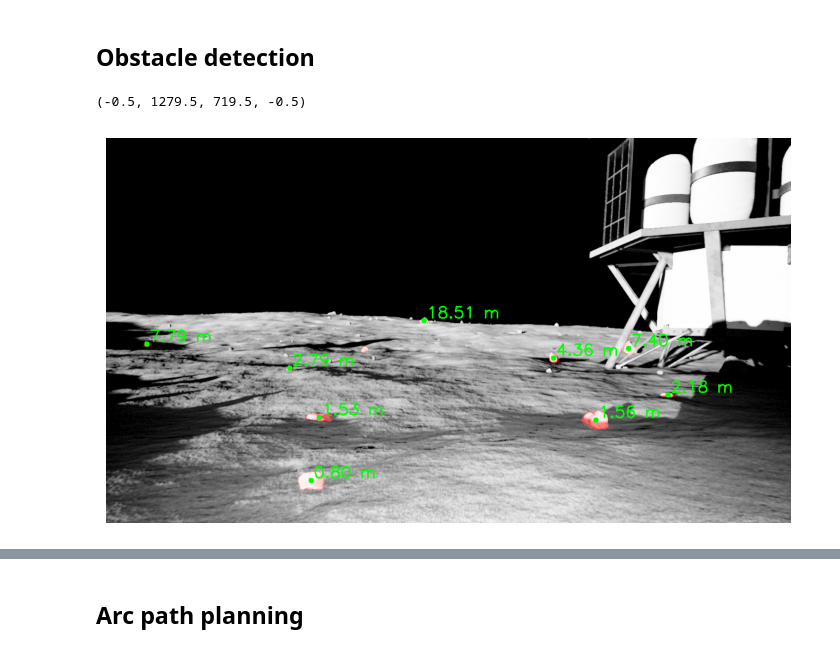
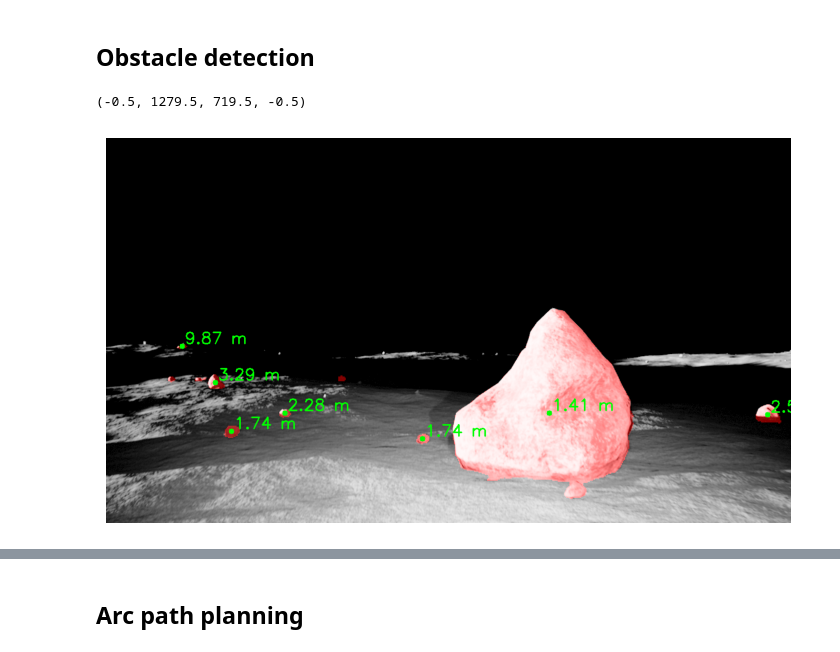
Before and after one commit to Stanford-NavLab/lunar_autonomy_challenge, a Jupyter notebook: notebooks/planning/path_planning.ipynb, the cells around one changed output, grey strips where cells are left out. Cells and saved outputs as stored; diff of their text form; code cells hidden in the pictures.

```diff
--- a/notebooks/planning/path_planning.ipynb
+++ b/notebooks/planning/path_planning.ipynb
@@ -42,25 +42,25 @@ data_path = Path("../../output/AutoAgent/arc_planner_test")
 data_path = Path("../../../output/RecoveryAgent/default_run")
 initial_pose, lander_pose, poses, imu_data, cam_config = load_data(data_path)
 # %%
-i = 214
+i = 11500
 
 left_image = cv.imread(data_path / "FrontLeft" / f"{i:06}.png", cv.IMREAD_GRAYSCALE)
 right_image = cv.imread(data_path / "FrontRight" / f"{i:06}.png", cv.IMREAD_GRAYSCALE)
 
 left_masks, left_labels = segmentation.segment_rocks(left_image)
 right_masks, right_labels = segmentation.segment_rocks(right_image)
 left_seg_full_mask = np.clip(left_labels, 0, 1).astype(np.uint8)
 right_seg_full_mask = np.clip(right_labels, 0, 1).astype(np.uint8)
 
 results = stereo_depth_from_segmentation(left_masks, right_masks, params.STEREO_BASELINE, params.FL_X)
 left_overlay = overlay_mask(np.array(left_image), left_seg_full_mask)
 left_overlay = overlay_stereo_rock_depths(left_overlay, results)
 fig = plt.figure(figsize=(10, 5), dpi=100)
 plt.imshow(left_overlay)
 plt.axis("off")
 # %% [output]
 (-0.5, 1279.5, 719.5, -0.5)
-[figure, old version]
+[figure, new version]
 # %%
 # TODO: use compute_rock_points and compute_rock_radii
 # %%
```
Also changed, not shown: parts of 7 cells of this notebook, 5 other files.
